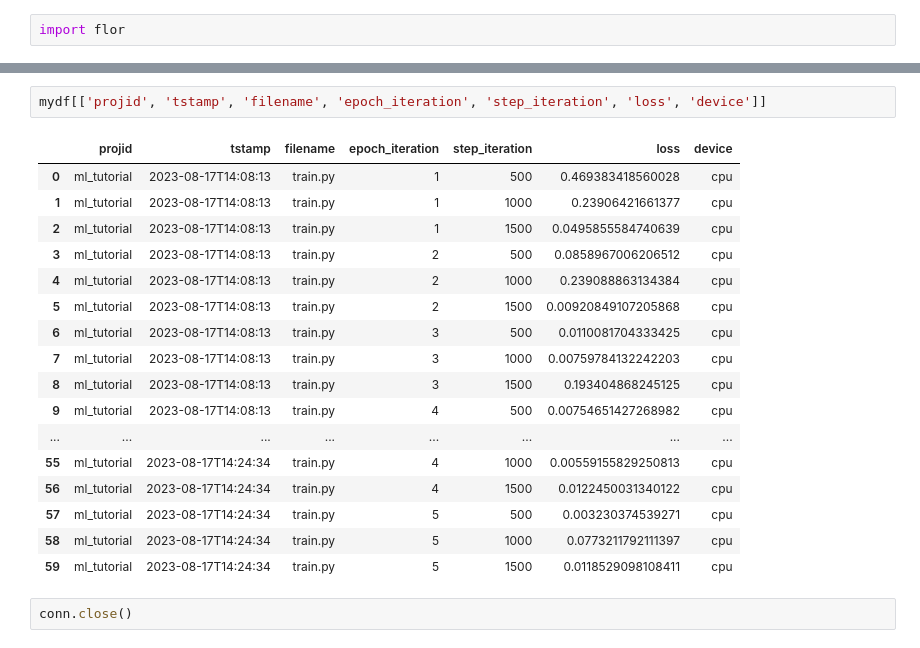
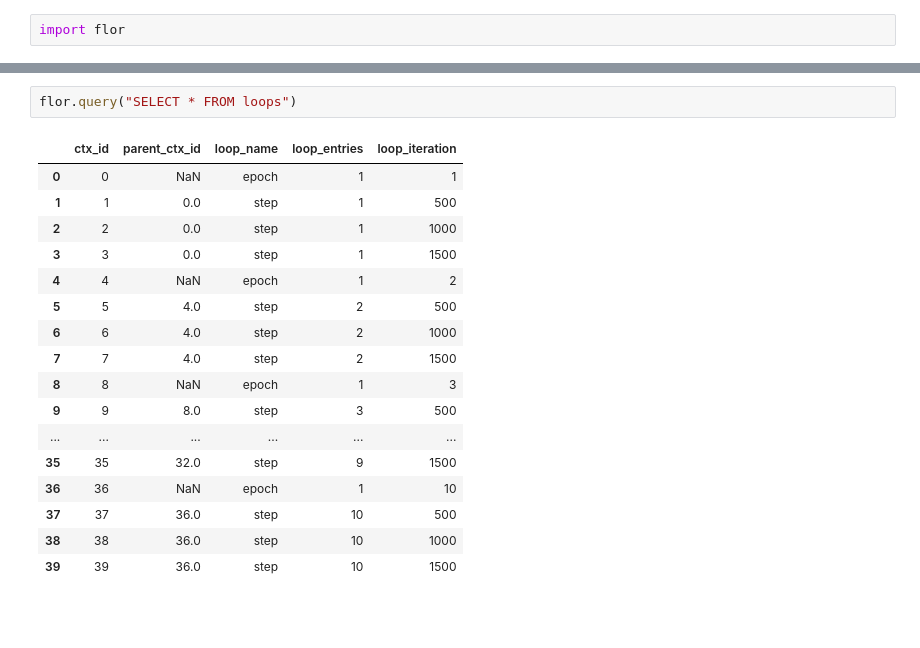
Before and after one commit to ucbepic/ml_tutorial, a Jupyter notebook: notebook.ipynb, the cells around one changed output, grey strips where cells are left out. Cells and saved outputs as stored; diff of their text form; blank space fills up the shorter version.

```diff
--- a/notebook.ipynb
+++ b/notebook.ipynb
@@ -34,22 +3,20 @@ default_pivot
-# %%
-mydf[['projid', 'tstamp', 'filename', 'epoch_iteration', 'step_iteration', 'loss', 'device']]
-# %% [output]
-|  | projid | tstamp | filename | epoch_iteration | step_iteration | loss | device |
-| 0 | ml_tutorial | 2023-08-17T14:08:13 | train.py | 1 | 500 | 0.469383418560028 | cpu |
-| 1 | ml_tutorial | 2023-08-17T14:08:13 | train.py | 1 | 1000 | 0.23906421661377 | cpu |
-| 2 | ml_tutorial | 2023-08-17T14:08:13 | train.py | 1 | 1500 | 0.0495855584740639 | cpu |
-| 3 | ml_tutorial | 2023-08-17T14:08:13 | train.py | 2 | 500 | 0.0858967006206512 | cpu |
-| 4 | ml_tutorial | 2023-08-17T14:08:13 | train.py | 2 | 1000 | 0.239088863134384 | cpu |
-| 5 | ml_tutorial | 2023-08-17T14:08:13 | train.py | 2 | 1500 | 0.00920849107205868 | cpu |
-| 6 | ml_tutorial | 2023-08-17T14:08:13 | train.py | 3 | 500 | 0.0110081704333425 | cpu |
-| 7 | ml_tutorial | 2023-08-17T14:08:13 | train.py | 3 | 1000 | 0.00759784132242203 | cpu |
-| 8 | ml_tutorial | 2023-08-17T14:08:13 | train.py | 3 | 1500 | 0.193404868245125 | cpu |
-| 9 | ml_tutorial | 2023-08-17T14:08:13 | train.py | 4 | 500 | 0.00754651427268982 | cpu |
-| ... | ... | ... | ... | ... | ... | ... | ... |
-| 55 | ml_tutorial | 2023-08-17T14:24:34 | train.py | 4 | 1000 | 0.00559155829250813 | cpu |
-| 56 | ml_tutorial | 2023-08-17T14:24:34 | train.py | 4 | 1500 | 0.0122450031340122 | cpu |
-| 57 | ml_tutorial | 2023-08-17T14:24:34 | train.py | 5 | 500 | 0.003230374539271 | cpu |
-| 58 | ml_tutorial | 2023-08-17T14:24:34 | train.py | 5 | 1000 | 0.0773211792111397 | cpu |
-| 59 | ml_tutorial | 2023-08-17T14:24:34 | train.py | 5 | 1500 | 0.0118529098108411 | cpu |
-# %%
-conn.close()
+# %%
+flor.query("SELECT * FROM loops")
+# %% [output]
+|  | ctx_id | parent_ctx_id | loop_name | loop_entries | loop_iteration |
+| 0 | 0 | NaN | epoch | 1 | 1 |
+| 1 | 1 | 0.0 | step | 1 | 500 |
+| 2 | 2 | 0.0 | step | 1 | 1000 |
+| 3 | 3 | 0.0 | step | 1 | 1500 |
+| 4 | 4 | NaN | epoch | 1 | 2 |
+| 5 | 5 | 4.0 | step | 2 | 500 |
+| 6 | 6 | 4.0 | step | 2 | 1000 |
+| 7 | 7 | 4.0 | step | 2 | 1500 |
+| 8 | 8 | NaN | epoch | 1 | 3 |
+| 9 | 9 | 8.0 | step | 3 | 500 |
+| ... | ... | ... | ... | ... | ... |
+| 35 | 35 | 32.0 | step | 9 | 1500 |
+| 36 | 36 | NaN | epoch | 1 | 10 |
+| 37 | 37 | 36.0 | step | 10 | 500 |
+| 38 | 38 | 36.0 | step | 10 | 1000 |
+| 39 | 39 | 36.0 | step | 10 | 1500 |
```
Also changed, not shown: parts of 5 cells of this notebook, 1 other file.
